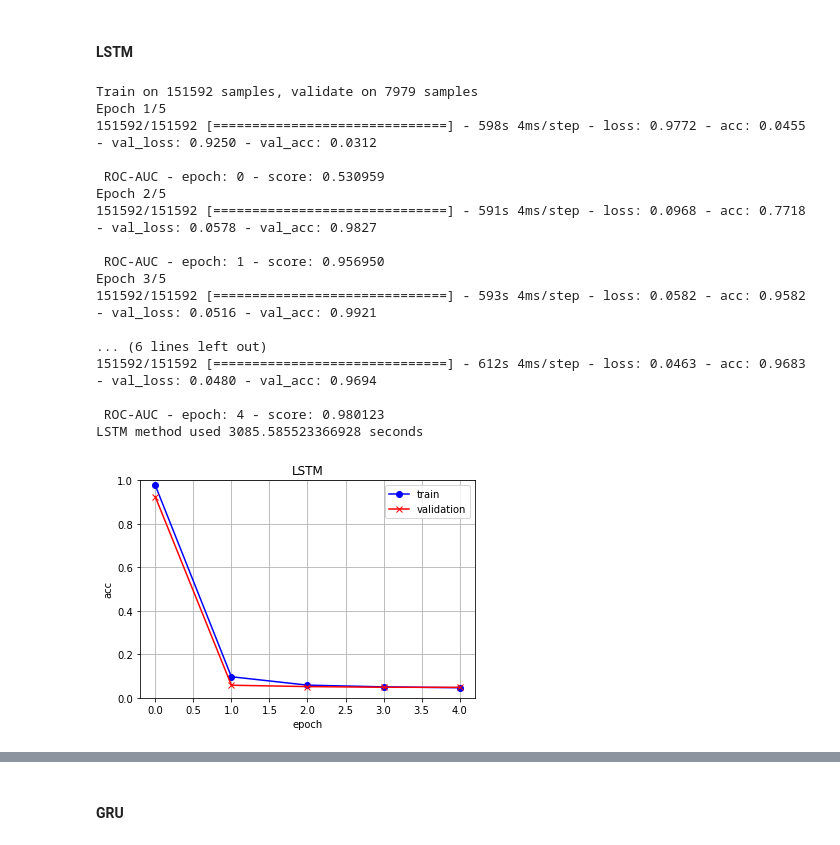
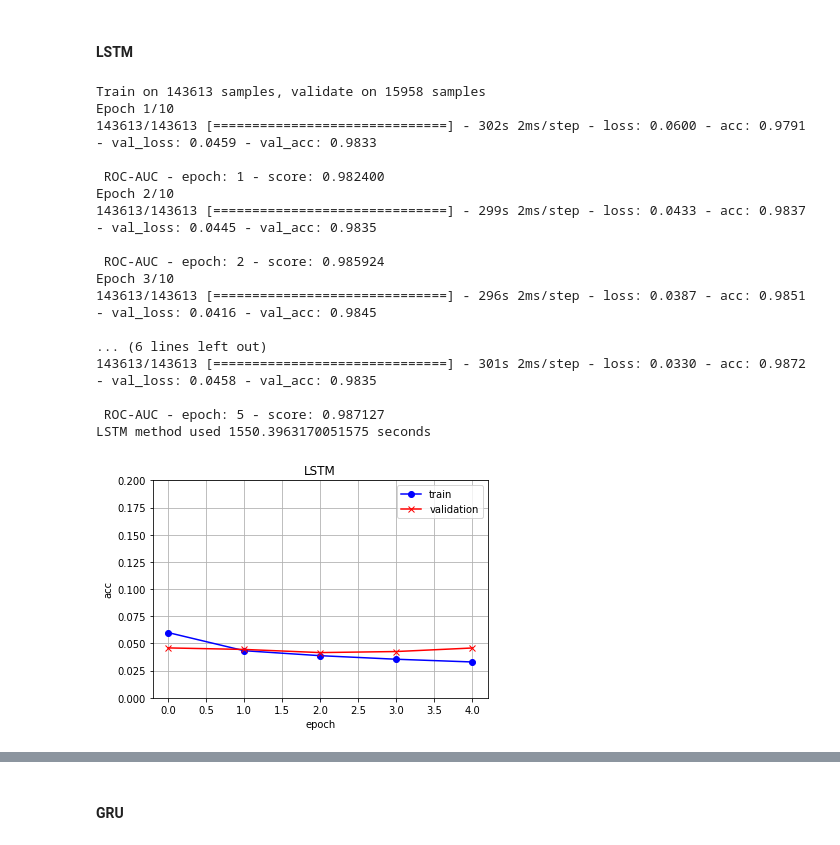
Before and after one commit to kevinTao83/Toxic_Comment_Classification, a Jupyter notebook: Toxic-comment-classification.ipynb, the cells around one changed output, grey strips where cells are left out. Drawn from its saved outputs; the diff is of its cells as text; code cells hidden in the pictures.

Commit message:
make some change to improve the model

```diff
--- a/Toxic-comment-classification.ipynb
+++ b/Toxic-comment-classification.ipynb
@@ -146,5 +152,7 @@ maxlen = 100 # max number of words in a comment to use
 # %%
-glove_path_50d = open("F:\word2vec\glove\glove.6B.50d.txt", encoding = 'UTF-8')
-glove_path_25d = open("F:\word2vec\glove\glove.twitter.27B.25d.txt", encoding = 'UTF-8')
-glove_lines_50d = [line for line in glove_path_50d]
-glove_lines_25d = [line for line in glove_path_25d]
+#glove_path_50d = open("F:\word2vec\glove\glove.6B.50d.txt", encoding = 'UTF-8')
+#glove_path_25d = open("F:\word2vec\glove\glove.twitter.27B.25d.txt", encoding = 'UTF-8')
+#glove_lines_50d = [line for line in glove_path_50d]
+#glove_lines_25d = [line for line in glove_path_25d]
+fasttext = open('F:/fasttext/crawl-300d-2M-subword.vec', encoding = 'UTF-8')
+fasttext_lines = [line for line in fasttext]
@@ -314,53 +529,57 @@ ra_val = RocAucEvaluation(validation_data=(X_val, y_val), interval=1)
 # %%
 inp = Input(shape=(maxlen,))
 x = Embedding(max_features, embed_size, weights=[embedding_matrix], trainable=True)(inp)
-x = Bidirectional(LSTM(100, return_sequences=True, dropout=0.2))(x)
-x = GlobalMaxPool1D()(x)
-x = BatchNormalization()(x)
-x = Dense(50, activation="relu")(x)
+x = SpatialDropout1D(0.6)(x)
 #x = BatchNormalization()(x)
-x = Dropout(0.2)(x)
-x = Dense(6, activation="sigmoid")(x)
+x = Bidirectional(CuDNNLSTM(80, return_sequences=True))(x)
+#x = SpatialDropout1D(0.6)(x)
+#x = BidirectionalCuDNN(LSTM(80, return_sequences=True))(x)
+x = Conv1D(60, kernel_size=3, padding="valid", kernel_initializer="glorot_uniform")(x)
+gm = GlobalMaxPooling1D()(x)
+ga = GlobalAveragePooling1D()(x)
+co = concatenate([gm, ga])
+
+#x = Dense(128, activation='relu')(co)
+#x = Dropout(0.2)(x)
+x = Dense(6, activation="sigmoid")(gm)
 model_l = Model(inputs=inp, outputs=x)
 
-import keras.backend as K
-def loss(y_true, y_pred):
-     return K.binary_crossentropy(y_true, y_pred)
-
-model_l.compile(loss=loss, optimizer='nadam', metrics=['accuracy'])
+model_l.compile(loss='binary_crossentropy', optimizer=Adam(lr=1e-3), metrics=['accuracy'])
 # %%
 ls_start = time.time()
-history_l = model_l.fit(X_tr, y_tr, validation_data=(X_val, y_val), batch_size=64, epochs = 5, callbacks=[lr, ra_val])
+history_l = model_l.fit(X_tr, y_tr, validation_data=(X_val, y_val),
+                        batch_size=32, epochs = 10,
+                        callbacks=[ra_val, EarlyStopping(monitor='val_loss', mode='auto', patience=2)])
 ls_end = time.time()
 ls_time = ls_end - ls_start
 print('LSTM method used {} seconds'.format(ls_time))
 # %% [output]
-Train on 151592 samples, validate on 7979 samples
-Epoch 1/5
-151592/151592 [==============================] - 598s 4ms/step - loss: 0.9772 - acc: 0.0455 - val_loss: 0.9250 - val_acc: 0.0312
+Train on 143613 samples, validate on 15958 samples
+Epoch 1/10
+143613/143613 [==============================] - 302s 2ms/step - loss: 0.0600 - acc: 0.9791 - val_loss: 0.0459 - val_acc: 0.9833
 
- ROC-AUC - epoch: 0 - score: 0.530959
-Epoch 2/5
-151592/151592 [==============================] - 591s 4ms/step - loss: 0.0968 - acc: 0.7718 - val_loss: 0.0578 - val_acc: 0.9827
+ ROC-AUC - epoch: 1 - score: 0.982400
+Epoch 2/10
+143613/143613 [==============================] - 299s 2ms/step - loss: 0.0433 - acc: 0.9837 - val_loss: 0.0445 - val_acc: 0.9835
 
- ROC-AUC - epoch: 1 - score: 0.956950
-Epoch 3/5
-151592/151592 [==============================] - 593s 4ms/step - loss: 0.0582 - acc: 0.9582 - val_loss: 0.0516 - val_acc: 0.9921
+ ROC-AUC - epoch: 2 - score: 0.985924
+Epoch 3/10
+143613/143613 [==============================] - 296s 2ms/step - loss: 0.0387 - acc: 0.9851 - val_loss: 0.0416 - val_acc: 0.9845
 
 ... (6 lines left out)
-151592/151592 [==============================] - 612s 4ms/step - loss: 0.0463 - acc: 0.9683 - val_loss: 0.0480 - val_acc: 0.9694
+143613/143613 [==============================] - 301s 2ms/step - loss: 0.0330 - acc: 0.9872 - val_loss: 0.0458 - val_acc: 0.9835
 
- ROC-AUC - epoch: 4 - score: 0.980123
-LSTM method used 3085.585523366928 seconds
+ ROC-AUC - epoch: 5 - score: 0.987127
+LSTM method used 1550.3963170051575 seconds
 # %%
 plt.plot(history_l.history['loss'], color = 'blue', marker = 'o', label = 'train')
 plt.plot(history_l.history['val_loss'], color = 'red', marker = 'x', label = 'validation')
 plt.title('LSTM')
 plt.grid()
 plt.xlabel('epoch')
 plt.ylabel('acc')
 plt.legend(loc = 'upper right')
-plt.ylim([0, 1])
+plt.ylim([0, 0.2])
 plt.show()
 # %% [output]
-[figure, old version]
+[figure, new version]
```
Also changed, not shown: parts of 28 cells of this notebook.
